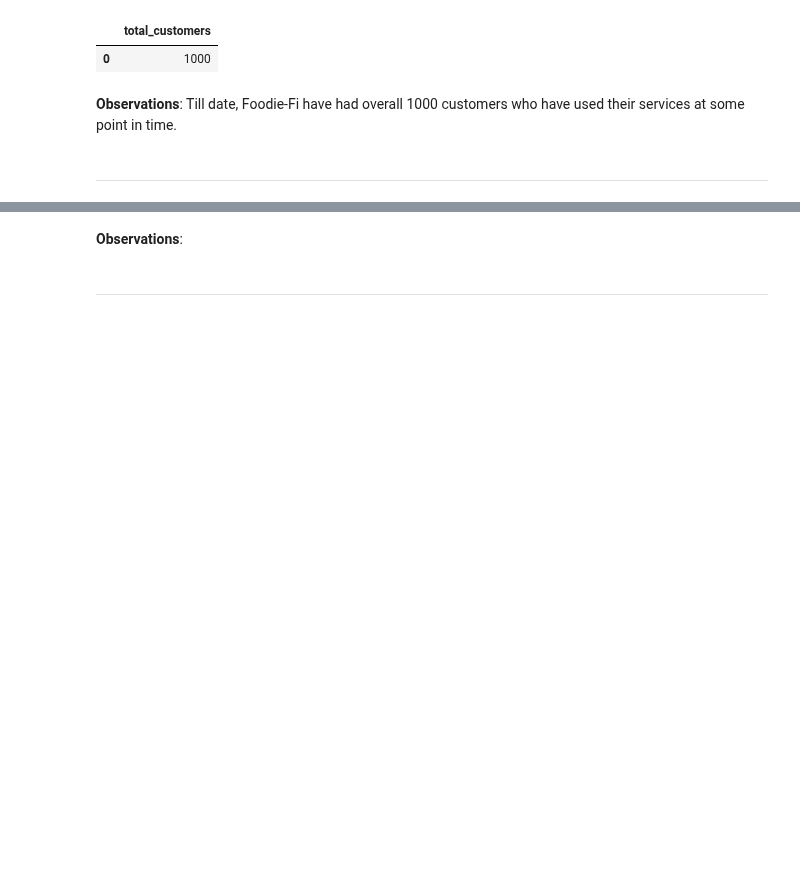
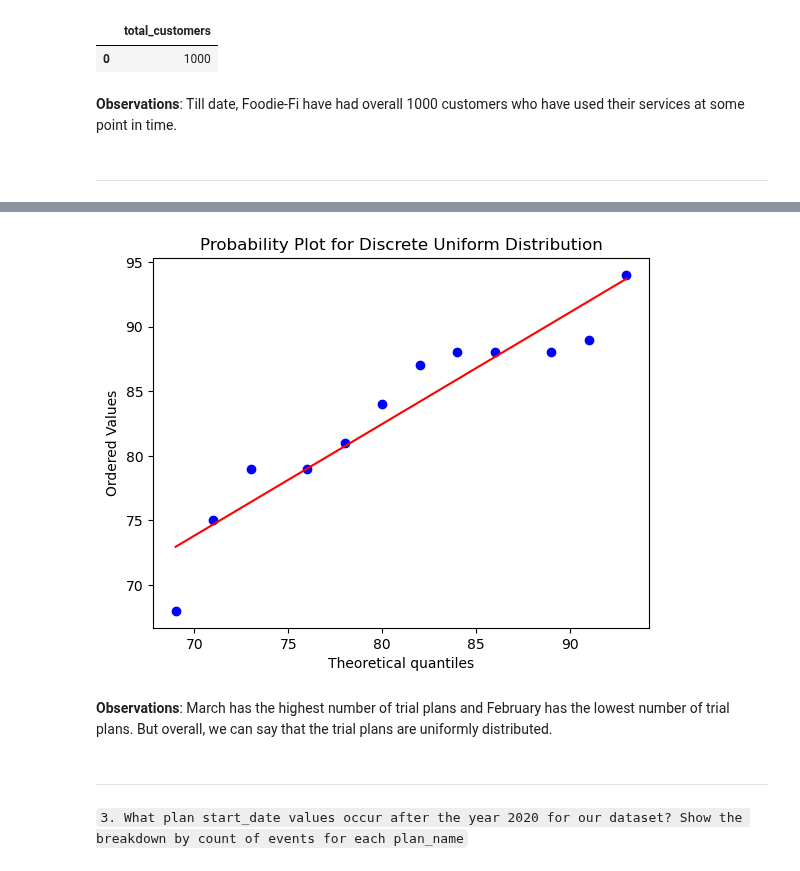
Before and after one commit to A-C-Sai/working-with-data, a Jupyter notebook: projects/sql-case-studies/Foodie-Fi.ipynb, the cells around one changed output, grey strips where cells are left out. Drawn from its saved outputs; the diff is of its cells as text; code cells hidden in the pictures; blank space fills up the shorter version.

````diff
--- a/projects/sql-case-studies/Foodie-Fi.ipynb
+++ b/projects/sql-case-studies/Foodie-Fi.ipynb
@@ -196,4 +226,14 @@ query_str = (
+# %%
+min_data, max_data = np.min(dist['count']), np.max(dist['count'])
+# %%
+stats.probplot(dist['count'], dist="randint", sparams=(min_data, max_data + 1), plot=plt)
+plt.title("Probability Plot for Discrete Uniform Distribution")
+plt.show()
+# %% [output]
+[figure, added]
 # %% [markdown]
-**Observations**:
+**Observations**: March has the highest number of trial plans and February has the lowest number of trial plans. But overall, we can say that the trial plans are uniformly distributed.
 # %% [markdown]
 ***
+# %% [markdown]
+```3. What plan start_date values occur after the year 2020 for our dataset? Show the breakdown by count of events for each plan_name```
````
Also changed, not shown: parts of 34 cells of this notebook.
